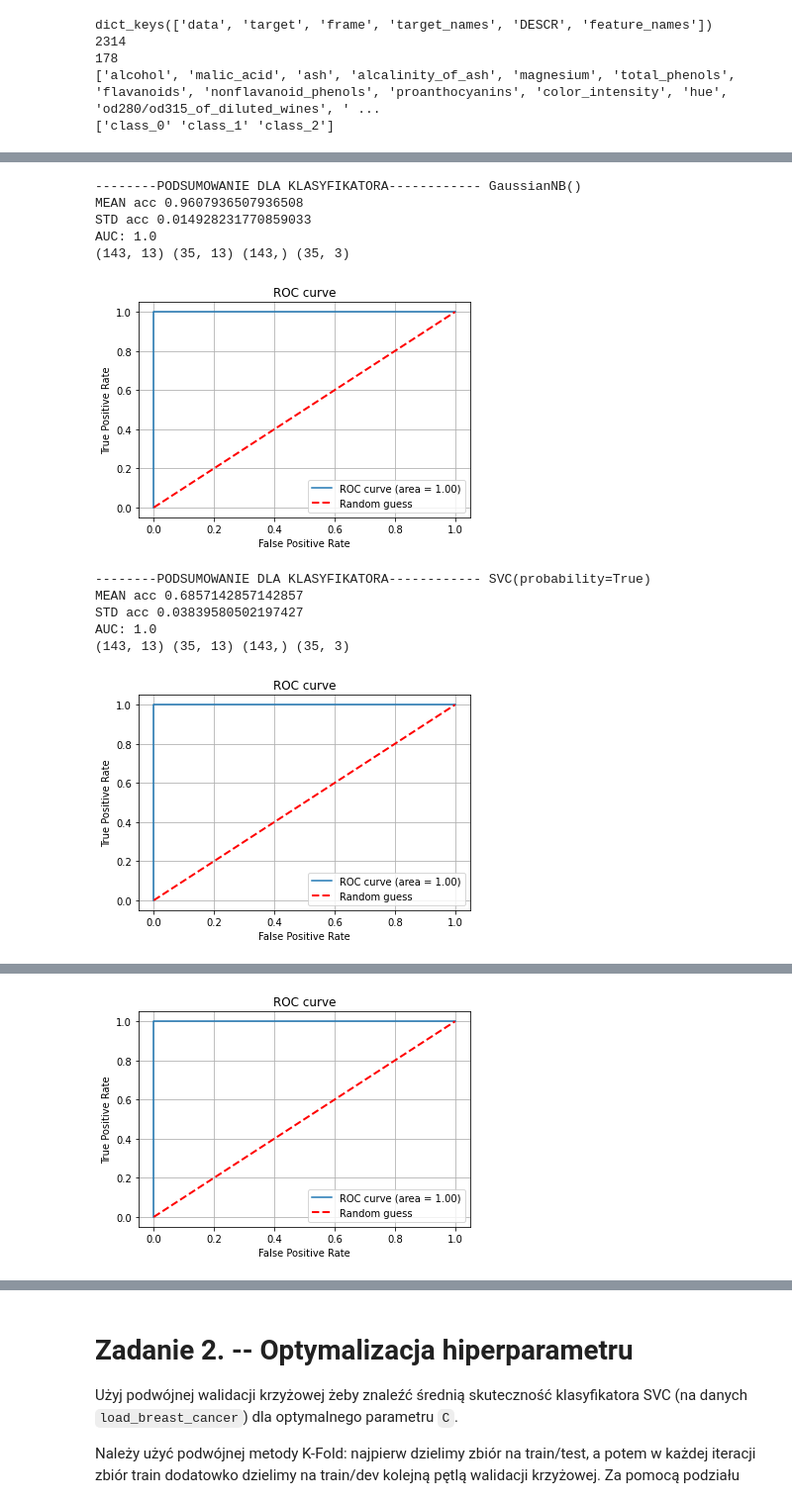
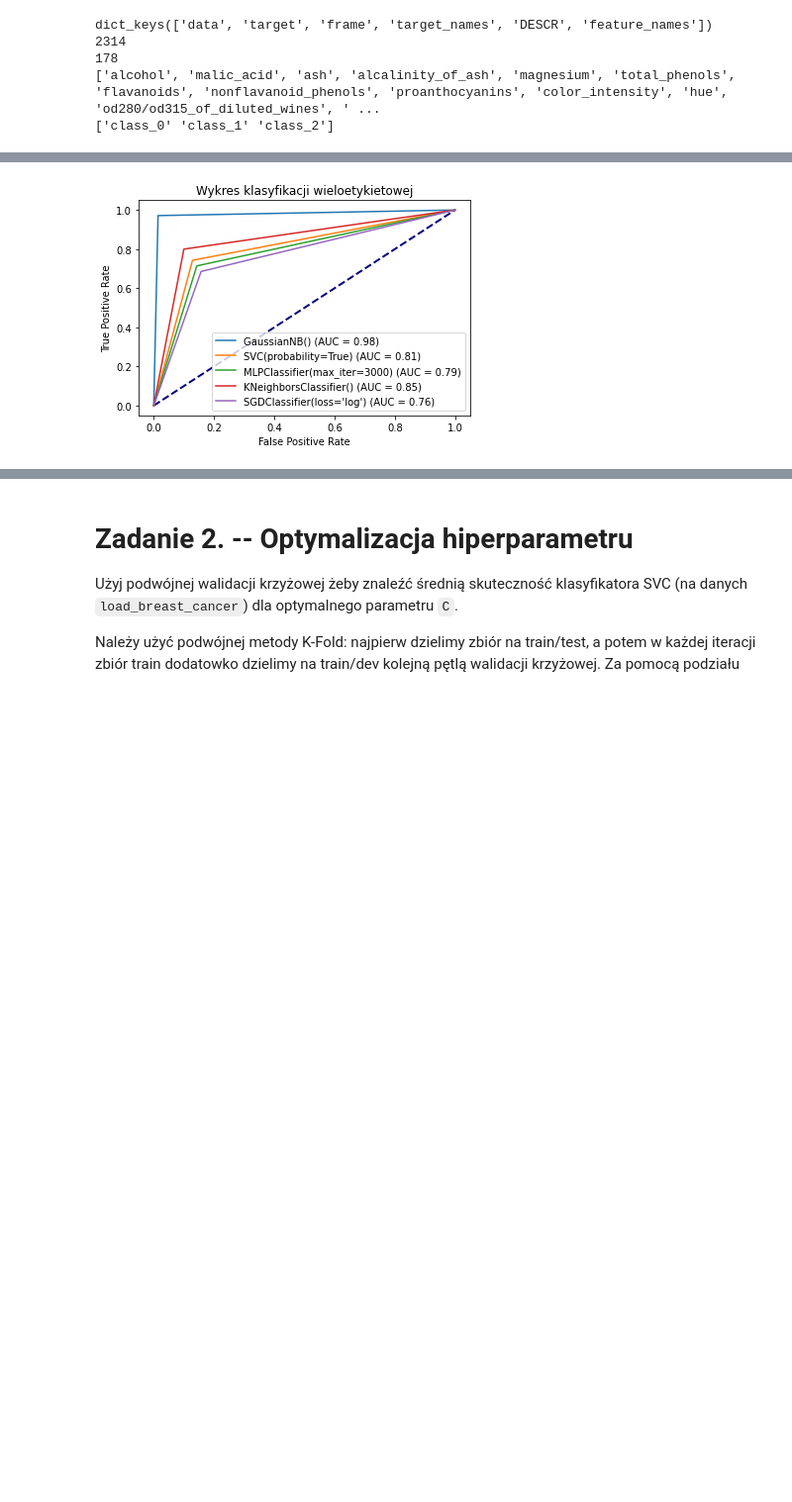
Before and after one commit to gapself/pjatk, a Jupyter notebook: Zadanie_4_klasyfikacja_wieloetykietowa.ipynb, the cells around one changed output, grey strips where cells are left out. Shown: that part at 99% size. Saved outputs shown, nothing was run; the diff lists cells and outputs as text; code cells hidden in the pictures; blank space fills up the shorter version.

```diff
--- a/Zadanie_4_klasyfikacja_wieloetykietowa.ipynb
+++ b/Zadanie_4_klasyfikacja_wieloetykietowa.ipynb
@@ -157,14 +180,15 @@ for classifier in classifiers:
     # print("TRAIN:", train_index, "TEST:", test_index)
     X_train, X_test = X[train_index], X[test_index]
     y_train, y_test = y[train_index], y[test_index]
-    classifier.fit(X_train, y_train)
-    accuracy = classifier.score(X_test, y_test) # dokładność mojego modelu
+
+    model_fit = classifiers[classifier].fit(X_train, y_train)
+    accuracy = model_fit.score(X_test, y_test) # dokładność mojego modelu
     acc_for_classifier.append(accuracy)
     n_split += 1
     # print("accuracy for split NUM: ", n_split," ", accuracy, "  ", classifier)
 
-  print("--------PODSUMOWANIE DLA KLASYFIKATORA------------", classifier,)
+  print("--------CLASSIFIER------------", classifiers[classifier])
   print("MEAN acc", sum(acc_for_classifier)/5)
-  print("STD acc", stdev(acc_for_classifier))
+  print("STDEV acc", stdev(acc_for_classifier))
   print("")
 # %% [output]
@@ -312,11 +345,12 @@ for classifier in classifiers:
   print("STD acc", stdev(acc_for_classifier))
   print("AUC:", sum(auc_list)/5)
   print(X_train.shape, X_test.shape, y_train.shape, y_test.shape)
-  plt.plot(fpr, tpr, label='ROC curve (area = %.2f)' %auc)
+  plt.plot(fpr, tpr, label='AUC (area = %.2f)' %auc)
   plt.plot([0, 1], [0, 1], linestyle='--', lw=2, color='r', label='Random guess')
-  plt.title('ROC curve')
+  plt.title('AUC')
   plt.xlabel('False Positive Rate')
   plt.ylabel('True Positive Rate')
+  plt.legend(loc='lower right')
   plt.grid()
   plt.legend()
   plt.show()
@@ -384,6 +419,6 @@ dict_keys(['data', 'target', 'frame', 'target_names', 'DESCR', 'feature_names'])
 # %%
 classifiers = [ GaussianNB(),
                 SVC(probability=True),
-                MLPClassifier(),
+                MLPClassifier(max_iter=3000),
                 KNeighborsClassifier(),
-                SGDClassifier(loss='modified_huber')]
+                SGDClassifier(loss='log')]
@@ -390,53 +427,40 @@ classifiers = [ GaussianNB(),
 # %%
 skf = StratifiedKFold(n_splits=5)
 
+plt.figure()
+plt.plot([0, 1], [0, 1], color="navy", lw=2, linestyle="--")
+plt.xlabel("False Positive Rate")
+plt.ylabel("True Positive Rate")
+plt.title("Wykres klasyfikacji wieloetykietowej")
+
 for classifier in classifiers:
-  acc_for_classifier = []
-  auc_list = []
-
+  # acc_for_classifier = []
+  # auc_list = []
   for train_index, test_index in skf.split(X, y):
     X_train, X_test = X[train_index], X[test_index]
     y_train, y_test = y[train_index], y[test_index]
     model = OneVsRestClassifier(classifier)
     model.fit(X_train, y_train)
 
     accuracy = model.score(X_test, y_test)
-    acc_for_classifier.append(accuracy)
 
-    predY = model.predict_proba(X_test)
-    y_test = label_binarize(y_test, classes=[0,1,2])
-    predY = label_binarize(y_test, classes=[0,1,2])
+  y_predict = model.predict(X_test)
+  y_test_binarize = label_binarize(y_test, classes=[0,1,2])
+  y_pred_binarize = label_binarize(y_predict, classes=[0,1,2])
 
-    fpr, tpr, thresh = roc_curve(y_test.ravel(), predY.ravel())
-    auc = metrics.auc(fpr, tpr)
-    auc_list.append(auc)
+  fpr = dict()
+  tpr = dict()
+  roc_auc = dict()
 
-  predict_proba = sum(acc_for_classifier)/5
+  fpr, tpr, roc_auc = {}, {}, {}
 
-  print("--------PODSUMOWANIE DLA KLASYFIKATORA------------", classifier,)
-  print("MEAN acc", predict_proba)
-  print("STD acc", stdev(acc_for_classifier))
-  print("AUC:", sum(auc_list)/5)
-  print(X_train.shape, X_test.shape, y_train.shape, y_test.shape)
-  plt.plot(fpr, tpr, label='ROC curve (area = %.2f)' %auc)
-  plt.plot([0, 1], [0, 1], linestyle='--', lw=2, color='r', label='Random guess')
-  plt.title('ROC curve')
-  plt.xlabel('False Positive Rate')
-  plt.ylabel('True Positive Rate')
-  plt.grid()
-  plt.legend()
-  plt.show()
-  print("")
+  # Compute micro-average ROC curve and ROC area
+  fpr["micro"], tpr["micro"], _ = roc_curve(y_test_binarize.ravel(), y_pred_binarize.ravel())
+  roc_auc["micro"] = auc(fpr["micro"], tpr["micro"])
+
+  plt.plot(fpr["micro"], tpr["micro"], label='{}'.format(classifier) + ' (AUC = {:0.2f})'.format(roc_auc["micro"]))
+
+plt.legend(loc="lower right")
+plt.show()
 # %% [output]
---------PODSUMOWANIE DLA KLASYFIKATORA------------ GaussianNB()
-MEAN acc 0.9607936507936508
-STD acc 0.014928231770859033
-AUC: 1.0
-(143, 13) (35, 13) (143,) (35, 3)
-[figure, old version]
+[figure, new version]
---------PODSUMOWANIE DLA KLASYFIKATORA------------ SVC(probability=True)
-MEAN acc 0.6857142857142857
-STD acc 0.03839580502197427
-AUC: 1.0
-(143, 13) (35, 13) (143,) (35, 3)
-[figure, removed]
@@ -448 +466,0 @@ AUC: 1.0
-[figure, removed]
```
Also changed, not shown: parts of 10 cells of this notebook.
